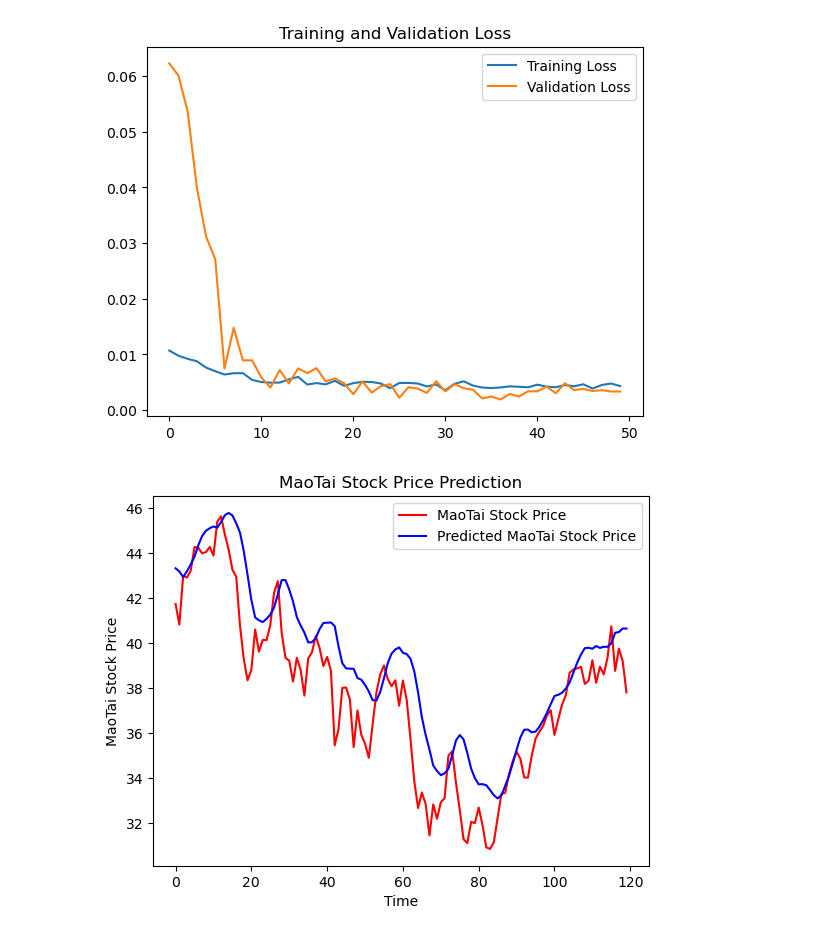
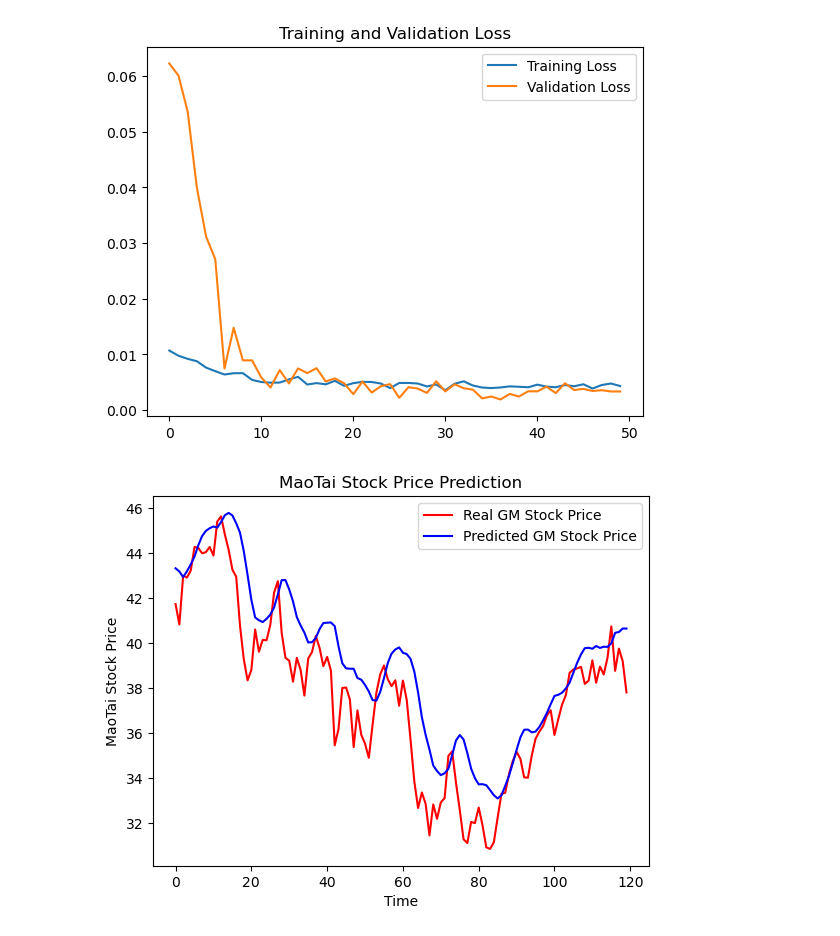
Before and after one commit to Zongqishen7/Quant, a Jupyter notebook: LSTM-Predict-stock/LSTM.ipynb, the cells around one changed output. Cells and saved outputs as stored; diff of their text form; code cells hidden in the pictures.

```diff
--- a/LSTM-Predict-stock/LSTM.ipynb
+++ b/LSTM-Predict-stock/LSTM.ipynb
@@ -141,18 +158,18 @@ plt.show()
 # %%
 ################## predict ######################
 # 测试集输入模型进行预测
 predicted_stock_price = model.predict(x_test)
 #对预测数据还原---从（0，1）反归一化到原始范围
 predicted_stock_price = sc.inverse_transform(predicted_stock_price)
 # 对真实数据还原---从（0，1）反归一化到原始范围
 real_stock_price = sc.inverse_transform(test_set[60:])
 # 画出真实数据和预测数据的对比曲线
-plt.plot(real_stock_price, color='red', label='MaoTai Stock Price')
+plt.plot(real_stock_price, color='red', label='Real GM Stock Price')
 plt.plot(predicted_stock_price, color='blue', label='Predicted GM Stock Price')
 plt.title('MaoTai Stock Price Prediction')
 plt.xlabel('Time')
 plt.ylabel('MaoTai Stock Price')
 plt.legend()
 plt.show()
 # %% [output]
-[figure, old version]
+[figure, new version]
```
Also changed, not shown: parts of 1 cell of this notebook.
